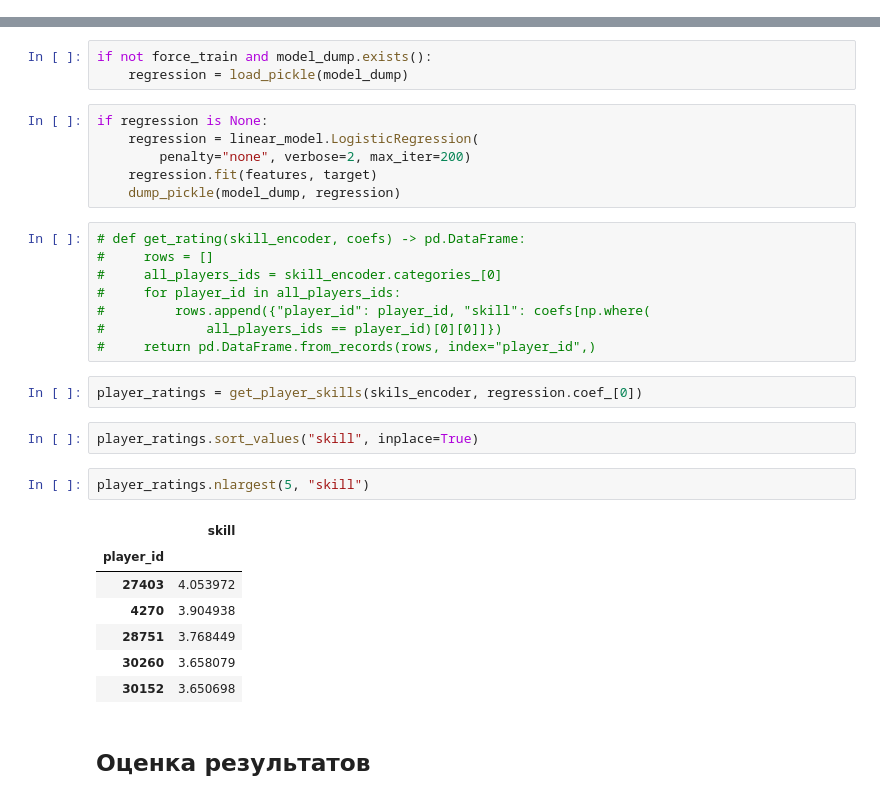
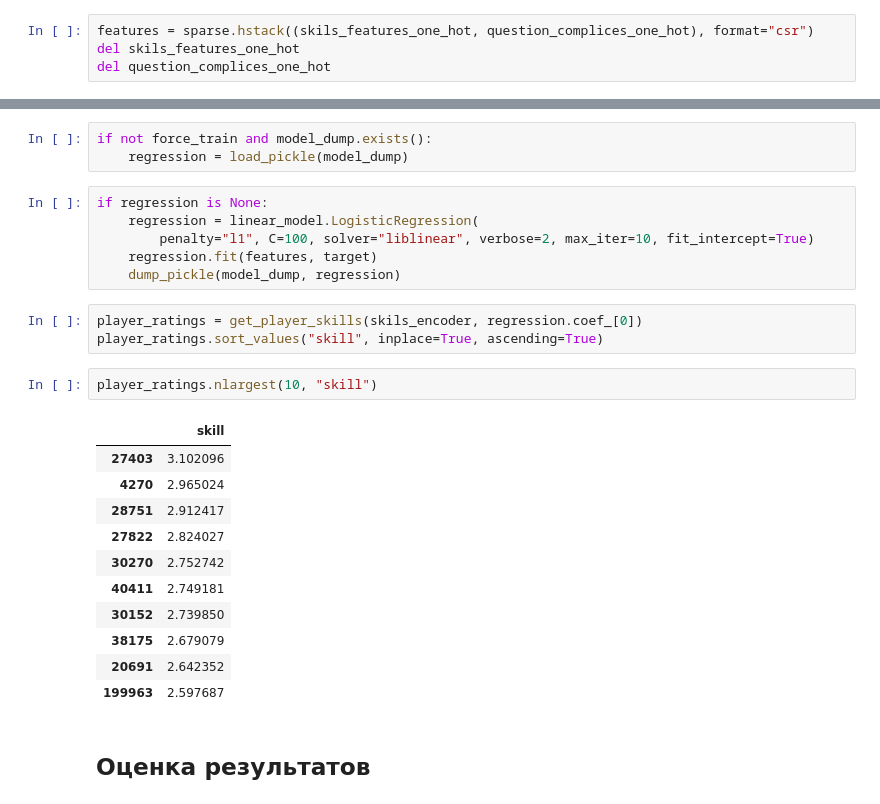
Before and after one commit to KernelA/made-adv-ml-hw2, a Jupyter notebook: solution.ipynb, the cells around one changed output, grey strips where cells are left out. Saved outputs shown, nothing was run; the diff lists cells and outputs as text.

```diff
--- a/solution.ipynb
+++ b/solution.ipynb
@@ -158,0 +138,4 @@ del questions_complex
+# %%
+features = sparse.hstack((skils_features_one_hot, question_complices_one_hot), format="csr")
+del skils_features_one_hot
+del question_complices_one_hot
@@ -177,31 +162,26 @@ if not force_train and model_dump.exists():
 # %%
 if regression is None:
     regression = linear_model.LogisticRegression(
-        penalty="none", verbose=2, max_iter=200)
+        penalty="l1", C=100, solver="liblinear", verbose=2, max_iter=10, fit_intercept=True)
     regression.fit(features, target)
     dump_pickle(model_dump, regression)
-# %%
-# def get_rating(skill_encoder, coefs) -> pd.DataFrame:
-#     rows = []
-#     all_players_ids = skill_encoder.categories_[0]
-#     for player_id in all_players_ids:
-#         rows.append({"player_id": player_id, "skill": coefs[np.where(
-#             all_players_ids == player_id)[0][0]]})
-#     return pd.DataFrame.from_records(rows, index="player_id",)
 # %%
 player_ratings = get_player_skills(skils_encoder, regression.coef_[0])
+player_ratings.sort_values("skill", inplace=True, ascending=True)
-# %%
-player_ratings.sort_values("skill", inplace=True)
 # %%
-player_ratings.nlargest(5, "skill")
+player_ratings.nlargest(10, "skill")
 # %% [output]
 |  | skill |
-| player_id |  |
-| 27403 | 4.053972 |
-| 4270 | 3.904938 |
-| 28751 | 3.768449 |
-| 30260 | 3.658079 |
-| 30152 | 3.650698 |
+| 27403 | 3.102096 |
+| 4270 | 2.965024 |
+| 28751 | 2.912417 |
+| 27822 | 2.824027 |
+| 30270 | 2.752742 |
+| 40411 | 2.749181 |
+| 30152 | 2.739850 |
+| 38175 | 2.679079 |
+| 20691 | 2.642352 |
+| 199963 | 2.597687 |
 # %% [markdown]
 ## Оценка результатов
 # %% [markdown]
```
Also changed, not shown: parts of 30 cells of this notebook, 2 other files.
